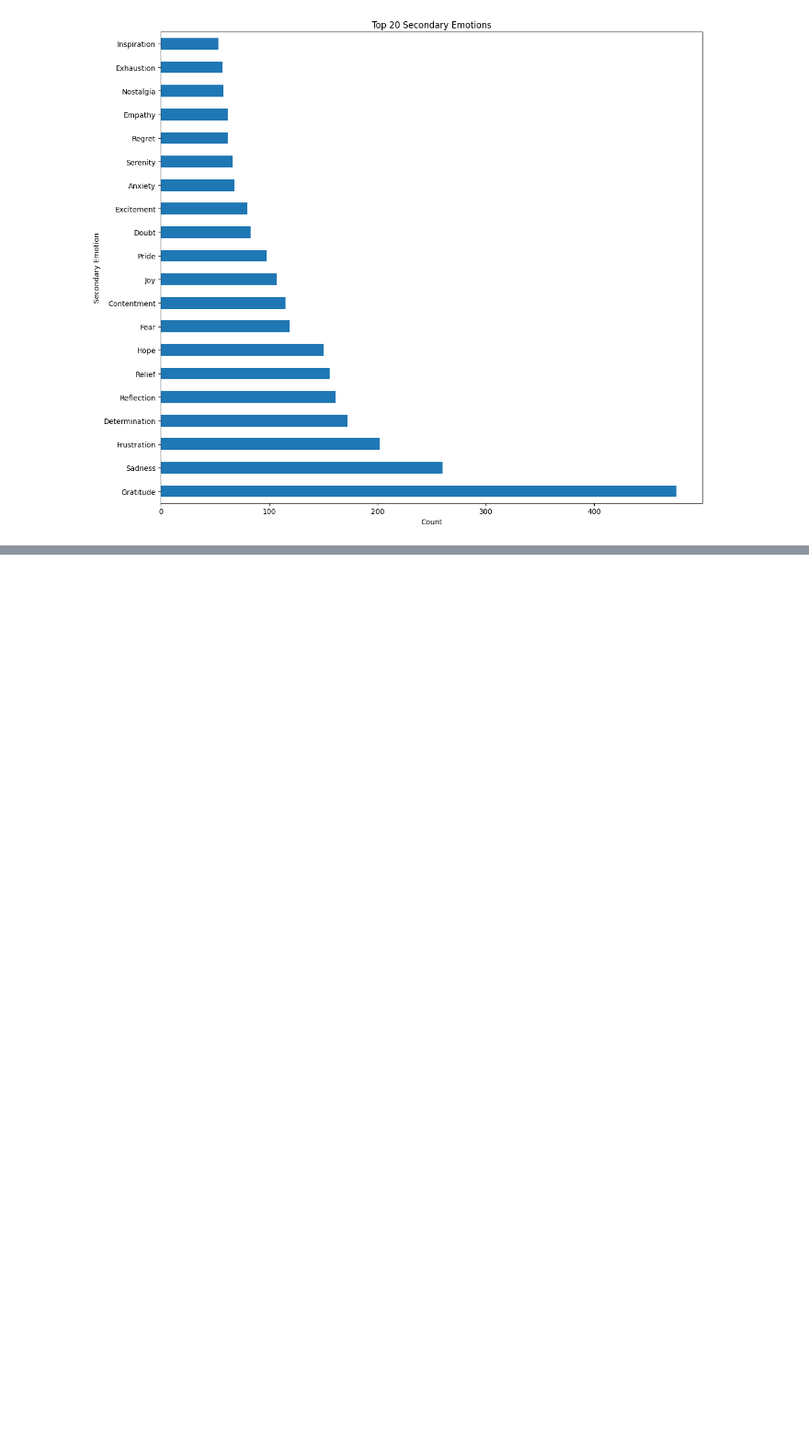
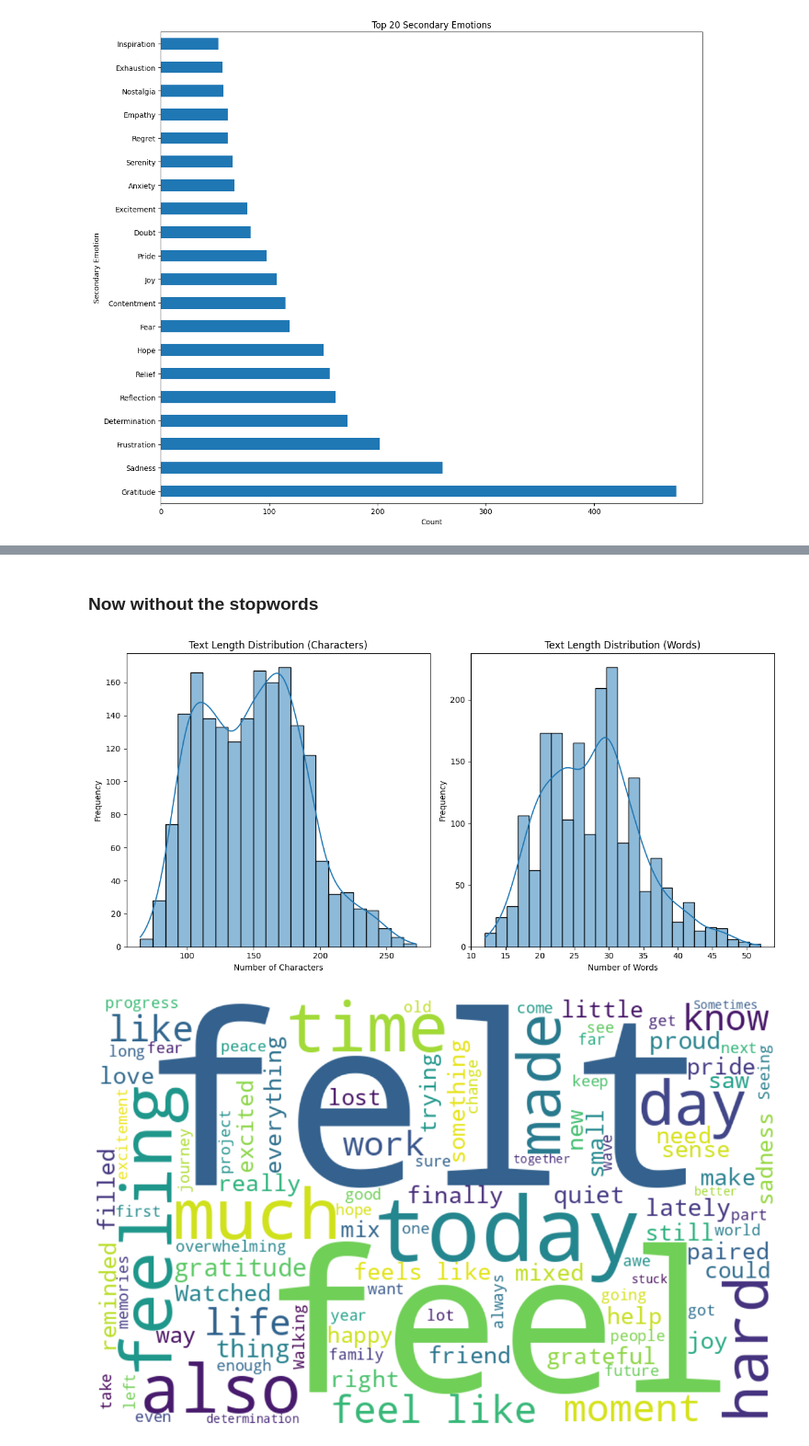
Before and after one commit to franciscoribeiro2003/Emotion_Classifier, a Jupyter notebook: notebooks/01-exploratory-data-analysis.ipynb, the cells around one changed output, grey strips where cells are left out. Shown at 92% size. Drawn from its saved outputs; the diff is of its cells as text; code cells hidden in the pictures; blank space fills up the shorter version.

Commit message:
new: update on text characteristics w/out counting stop words build: requirements file

```diff
--- a/notebooks/01-exploratory-data-analysis.ipynb
+++ b/notebooks/01-exploratory-data-analysis.ipynb
@@ -152,2 +157,62 @@ plt.show()
 [figure]
 [figure]
+# %% [markdown]
+### Now without the stopwords
+# %%
+# Import NLTK's English stop words
+from nltk.corpus import stopwords
+nltk.download('stopwords', quiet=True)
+
+# Get stop words as a LIST (not a set) - this is the key fix
+stop_words_list = list(stopwords.words('english'))
+
+# Plot text length distributions
+plot_text_length_distribution(train_df)
+
+# Create overall word cloud without stop words
+create_wordcloud(train_df['text'].tolist(), stop_words=stop_words_list)
+
+# Create word clouds by sentiment without stop words
+create_class_wordclouds(train_df, text_column='text', class_column='sentiment', stop_words=stop_words_list)
+
+# Get most frequent words without stop words
+top_words = get_top_n_words(train_df['text'].tolist(), n=30, stop_words='english')
+words, counts = zip(*top_words)
+
+plt.figure(figsize=(12, 8))
+plt.barh(range(len(words)), counts, align='center')
+plt.yticks(range(len(words)), words)
+plt.xlabel('Frequency')
+plt.title('Top 30 Most Common Words (Excluding Stop Words)')
+plt.tight_layout()
+plt.show()
+
+# Get most frequent words by sentiment without stop words
+fig, axes = plt.subplots(3, 2, figsize=(20, 15))
+axes = axes.flatten()
+
+sentiments = train_df['sentiment'].unique()
+for i, sentiment in enumerate(sentiments):
+    if i >= len(axes):
+        break
+
+    sentiment_texts = train_df[train_df['sentiment'] == sentiment]['text'].tolist()
+
+    # Get top words for this sentiment without stop words
+    top_words = get_top_n_words(sentiment_texts, n=15, stop_words='english')
+    words, counts = zip(*top_words)
+
+    axes[i].barh(range(len(words)), counts, align='center')
+    axes[i].set_yticks(range(len(words)))
+    axes[i].set_yticklabels(words)
+    axes[i].set_title(f'Top Words for {sentiment} (Excluding Stop Words)')
+
+# Hide any unused subplots
+for j in range(i + 1, len(axes)):
+    axes[j].axis('off')
+
+plt.tight_layout()
+plt.show()
+# %% [output]
+[figure, added]
+[figure, added]
```
Also changed, not shown: parts of 5 cells of this notebook, 1 other file.
